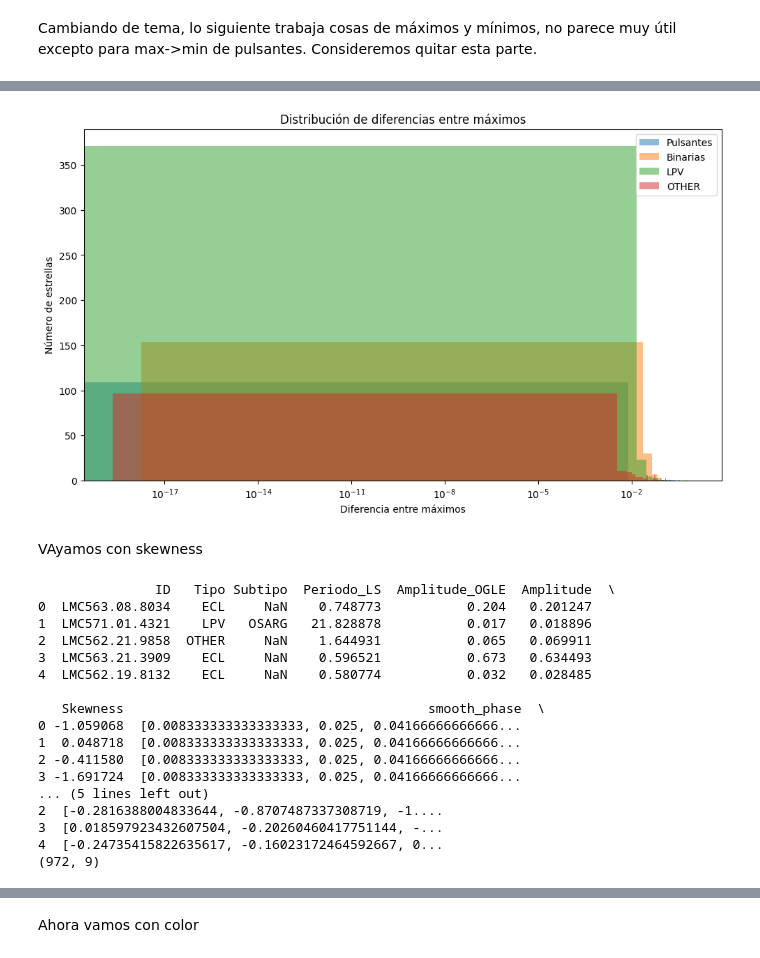
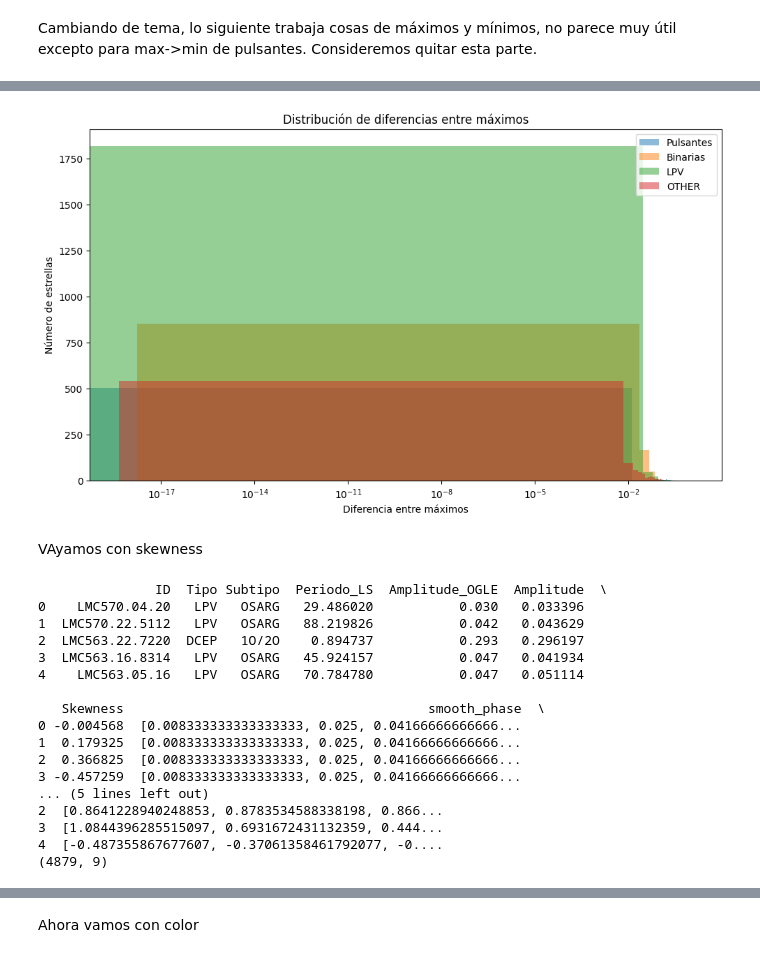
Before and after one commit to Brunelleschk1/Personal-projects, a Jupyter notebook: Proyectos de Astronomía/Laboratorio Final/ehhhh.ipynb, the cells around one changed output, grey strips where cells are left out. Cells and saved outputs as stored; diff of their text form; code cells hidden in the pictures.

```diff
--- a/Proyectos de Astronomía/Laboratorio Final/ehhhh.ipynb
+++ b/Proyectos de Astronomía/Laboratorio Final/ehhhh.ipynb
@@ -229,10 +225,7 @@ plt.show()
 # %% [markdown]
 Empezar a correr desde acá cuando ya se ha hecho más de una vez, o correr desde el principio.
 # %%
-# Separación reproducible
-df_train, df_classify = train_test_split(df,train_size=1000,random_state=42,shuffle=True)
-
-# Reiniciar índices
+df_train, df_classify = train_test_split(df,train_size=5000,random_state=42,shuffle=True)
 df_train = df_train.reset_index(drop=True)
 df_classify = df_classify.reset_index(drop=True)
 
@@ -1157,49 +636,18 @@ plt.show()
 # %%
 plt.figure(figsize=(10,6))
-
-plt.hist(
-    feat_puls["Mean_Maxima_Diff"].dropna(),
-    bins=40,
-    alpha=0.5,
-    label="Pulsantes"
-)
-
-plt.hist(
-    feat_bin["Mean_Maxima_Diff"].dropna(),
-    bins=40,
-    alpha=0.5,
-    label="Binarias"
-)
-
-plt.hist(
-    feat_lpv["Mean_Maxima_Diff"].dropna(),
-    bins=40,
-    alpha=0.5,
-    label="LPV"
-)
-
-plt.hist(
-    feat_other["Mean_Maxima_Diff"].dropna(),
-    bins=40,
-    alpha=0.5,
-    label="OTHER"
-)
-
+plt.hist(feat_puls["Mean_Maxima_Diff"].dropna(),bins=40,alpha=0.5,label="Pulsantes")
+plt.hist(feat_bin["Mean_Maxima_Diff"].dropna(),bins=40,alpha=0.5,label="Binarias")
+plt.hist(feat_lpv["Mean_Maxima_Diff"].dropna(),bins=40,alpha=0.5,label="LPV")
+plt.hist(feat_other["Mean_Maxima_Diff"].dropna(),bins=40,alpha=0.5,label="OTHER")
 plt.xlabel("Diferencia entre máximos")
-
 plt.ylabel("Número de estrellas")
-
-plt.title(
-    "Distribución de diferencias entre máximos"
-)
-
+plt.title("Distribución de diferencias entre máximos")
 plt.legend()
-
 plt.tight_layout()
 plt.xscale("log")
 plt.show()
 # %% [output]
-[figure, old version]
+[figure, new version]
 # %% [markdown]
 VAyamos con skewness
 # %%
@@ -1232,7 +680,8 @@ for _, star in df_train.iterrows():
         shape_features = extract_skewness_feature(phase2,mag2)
         if shape_features is None:
             continue
-        row = {"ID": star["ID"],"Tipo": star["Tipo"],"Subtipo": star["Subtipo"],"Periodo_LS": period_ls,"Amplitude_OGLE": star["Amplitud"]}
+        row = {"ID": star["ID"],"Tipo": star["Tipo"],"Subtipo": star["Subtipo"],"Periodo_LS": period_ls,"Amplitude_OGLE":
+               star["Amplitud"]}
         row.update(shape_features)
         feature_rows.append(row)
     except Exception as e:
@@ -1243,23 +692,23 @@ features_df = pd.DataFrame(feature_rows)
 print(features_df.head())
 print(features_df.shape)
 # %% [output]
-               ID   Tipo Subtipo  Periodo_LS  Amplitude_OGLE  Amplitude  \
-0  LMC563.08.8034    ECL     NaN    0.748773           0.204   0.201247
-1  LMC571.01.4321    LPV   OSARG   21.828878           0.017   0.018896
-2  LMC562.21.9858  OTHER     NaN    1.644931           0.065   0.069911
-3  LMC563.21.3909    ECL     NaN    0.596521           0.673   0.634493
-4  LMC562.19.8132    ECL     NaN    0.580774           0.032   0.028485
+               ID  Tipo Subtipo  Periodo_LS  Amplitude_OGLE  Amplitude  \
+0    LMC570.04.20   LPV   OSARG   29.486020           0.030   0.033396
+1  LMC570.22.5112   LPV   OSARG   88.219826           0.042   0.043629
+2  LMC563.22.7220  DCEP   1O/2O    0.894737           0.293   0.296197
+3  LMC563.16.8314   LPV   OSARG   45.924157           0.047   0.041934
+4    LMC563.05.16   LPV   OSARG   70.784780           0.047   0.051114
 
    Skewness                                       smooth_phase  \
-0 -1.059068  [0.008333333333333333, 0.025, 0.04166666666666...
-1  0.048718  [0.008333333333333333, 0.025, 0.04166666666666...
-2 -0.411580  [0.008333333333333333, 0.025, 0.04166666666666...
-3 -1.691724  [0.008333333333333333, 0.025, 0.04166666666666...
+0 -0.004568  [0.008333333333333333, 0.025, 0.04166666666666...
+1  0.179325  [0.008333333333333333, 0.025, 0.04166666666666...
+2  0.366825  [0.008333333333333333, 0.025, 0.04166666666666...
+3 -0.457259  [0.008333333333333333, 0.025, 0.04166666666666...
 ... (5 lines left out)
-2  [-0.2816388004833644, -0.8707487337308719, -1....
-3  [0.018597923432607504, -0.20260460417751144, -...
-4  [-0.24735415822635617, -0.16023172464592667, 0...
-(972, 9)
+2  [0.8641228940248853, 0.8783534588338198, 0.866...
+3  [1.0844396285515097, 0.6931672431132359, 0.444...
+4  [-0.487355867677607, -0.37061358461792077, -0....
+(4879, 9)
 # %%
 pulsantes = ["RRLYR","DSCT","DCEP"]
 binarias = ["ECL","ELL"]
```
Also changed, not shown: parts of 78 cells of this notebook, 15 other files.
